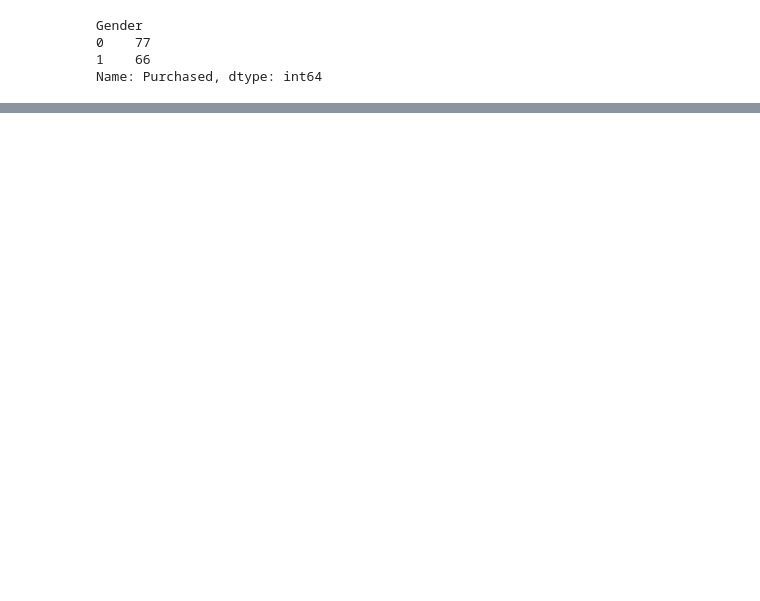
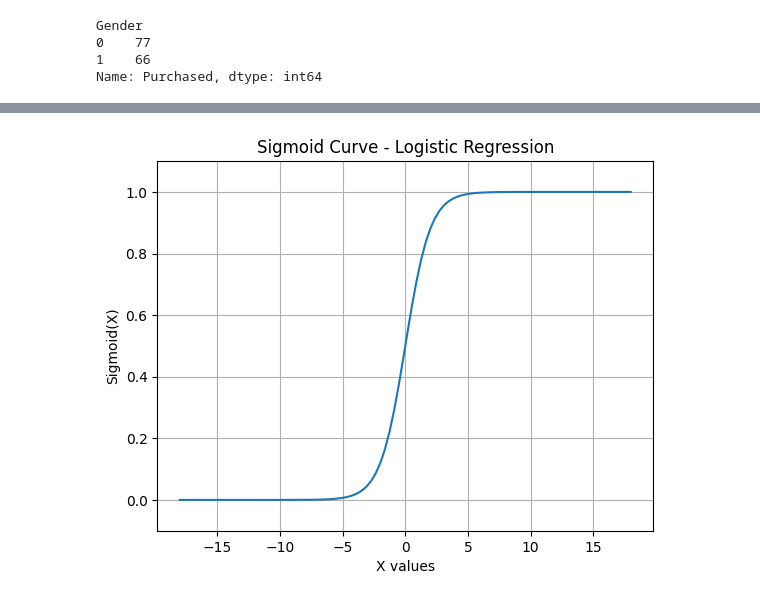
Before and after one commit to Garry009/DSADB, a Jupyter notebook: practical5/practical5.ipynb, the cells around one changed output, grey strips where cells are left out. Cells and saved outputs as stored; diff of their text form; code cells hidden in the pictures; blank space fills up the shorter version.

```diff
--- a/practical5/practical5.ipynb
+++ b/practical5/practical5.ipynb
@@ -135,0 +159,13 @@ Name: Purchased, dtype: int64
+# %%
+x = np.linspace(-18, 18, 100)
+y = 1 / (1 + np.exp(-x))
+plt.figure()
+plt.plot(x, y)
+plt.title("Sigmoid Curve - Logistic Regression")
+plt.xlabel("X values")
+plt.ylabel("Sigmoid(X)")
+plt.ylim(-0.1, 1.1)
+plt.grid()
+plt.show()
+# %% [output]
+[figure, added]
```
Also changed, not shown: parts of 11 cells of this notebook, 10 other files.
